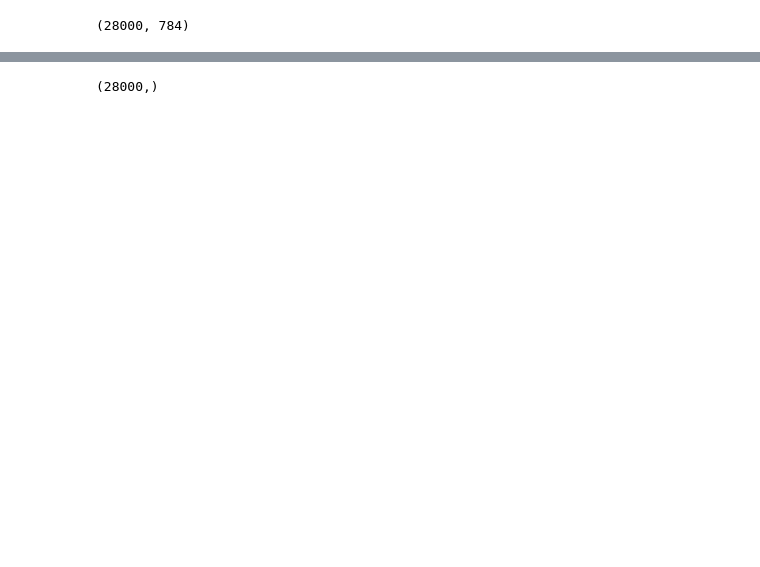
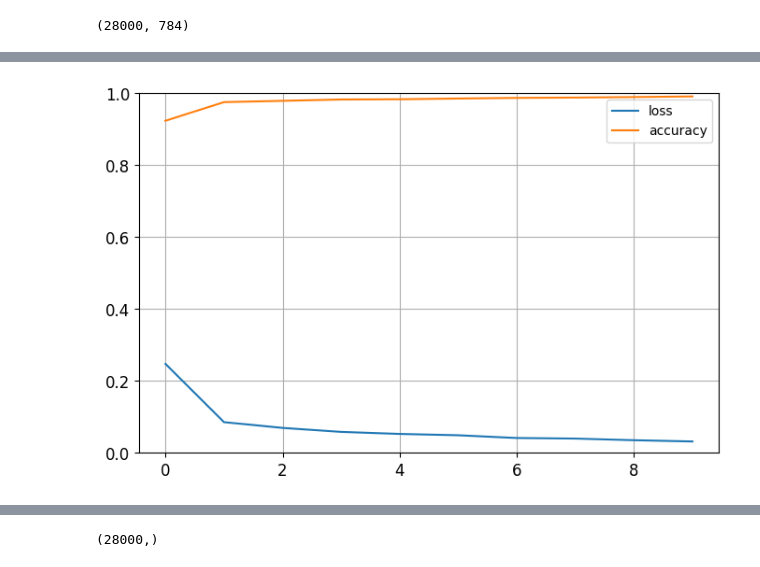
Before and after one commit to SiddhantSoam/Digit-Recognizer, a Jupyter notebook: ds677-project1.ipynb, the cells around one changed output, grey strips where cells are left out. Saved outputs shown, nothing was run; the diff lists cells and outputs as text; code cells hidden in the pictures; blank space fills up the shorter version.

```diff
--- a/ds677-project1.ipynb
+++ b/ds677-project1.ipynb
@@ -600,0 +674,34 @@ X_TEST_cnn.shape
+# %%
+keras.backend.clear_session()
+np.random.seed(42)
+tf.random.set_seed(42) #to ensure reproducibilty of results
+
+model1 = Sequential()
+
+model1.add(Lambda(lambda x: (x/255.0), input_shape=(28,28,1)))
+model1.add(Conv2D(32, kernel_size = 3, activation='relu'))
+model1.add(BatchNormalization())
+model1.add(Conv2D(32, kernel_size = 3, activation='relu'))
+model1.add(BatchNormalization())
+model1.add(Conv2D(32, kernel_size = 5, strides=2, padding='same', activation='relu'))
+model1.add(BatchNormalization())
+model1.add(Dropout(0.4))
+
+model1.add(Conv2D(64, kernel_size = 3, activation='relu'))
+model1.add(BatchNormalization())
+model1.add(Conv2D(64, kernel_size = 3, activation='relu'))
+model1.add(BatchNormalization())
+model1.add(Conv2D(64, kernel_size = 5, strides=2, padding='same', activation='relu'))
+model1.add(BatchNormalization())
+model1.add(Dropout(0.4))
+
+model1.add(Conv2D(128, kernel_size = 4, activation='relu'))
+model1.add(BatchNormalization())
+model1.add(Flatten())
+model1.add(Dropout(0.4))
+model1.add(Dense(10, activation='softmax'))
+
+model1.compile(optimizer='adam', loss='sparse_categorical_crossentropy', metrics=['accuracy'])
+
+
+model1.summary() # summary of one of the models
@@ -600,0 +726,2 @@ X_TEST_cnn.shape
+# %%
+history = model1.fit(X_combined, y_combined, epochs=10)
@@ -600,0 +749,10 @@ X_TEST_cnn.shape
+# %%
+score = model1.evaluate(X_test_cnn, y_test)
+print('Test loss:', score[0])
+print('Test accuracy:', score[1])
+
+pd.DataFrame(history.history).plot(figsize=(8, 5))
+plt.grid(True)
+plt.gca().set_ylim(0, 1)
+plt.show()
+# %% [output]
@@ -601 +762,2 @@ X_TEST_cnn.shape
+[figure, added]
 # %%
```
Also changed, not shown: parts of 39 cells of this notebook.
